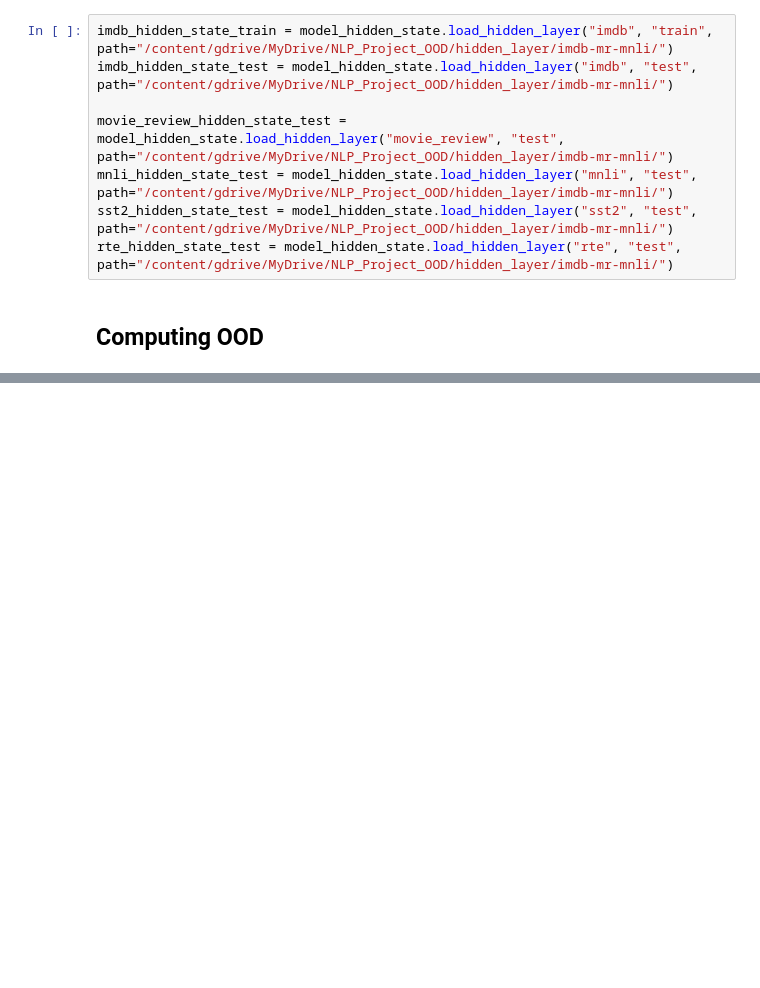
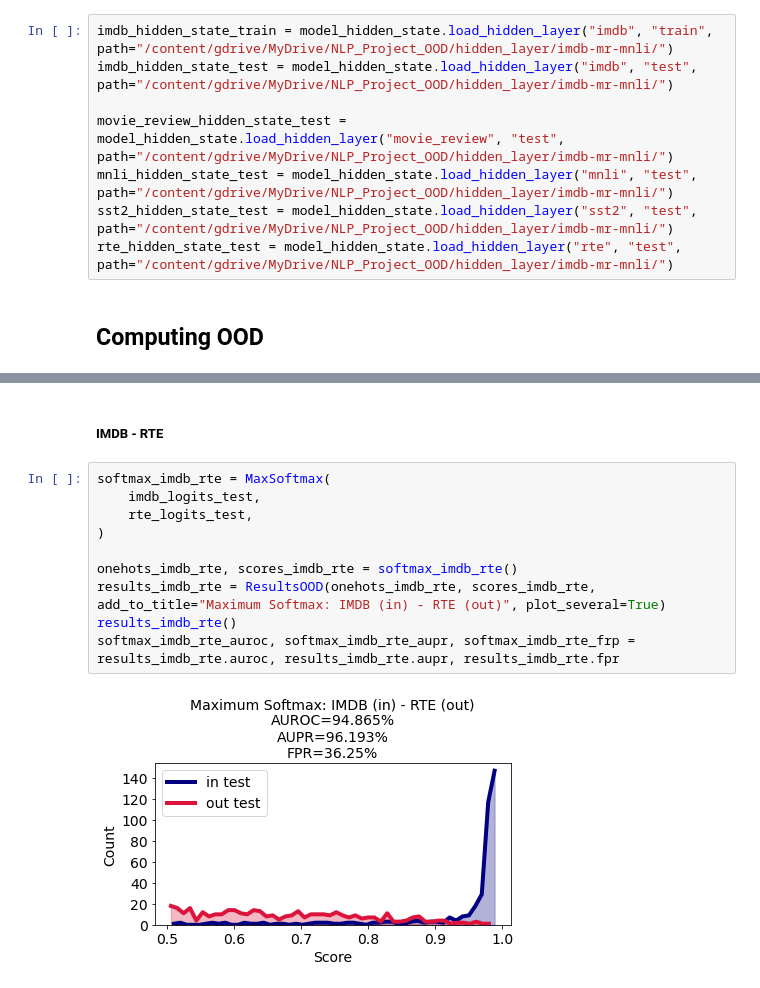
Before and after one commit to Julien2048/NLP_Project_OOD, a Jupyter notebook: Notebooks/get_metric_ood.ipynb, the cells around one changed output, grey strips where cells are left out. Saved outputs shown, nothing was run; the diff lists cells and outputs as text; blank space fills up the shorter version.

```diff
--- a/Notebooks/get_metric_ood.ipynb
+++ b/Notebooks/get_metric_ood.ipynb
@@ -236,0 +124,14 @@ results_imdb_mr()
+# %% [markdown]
+##### IMDB - RTE
+# %%
+softmax_imdb_rte = MaxSoftmax(
+    imdb_logits_test,
+    rte_logits_test,
+)
+
+onehots_imdb_rte, scores_imdb_rte = softmax_imdb_rte()
+results_imdb_rte = ResultsOOD(onehots_imdb_rte, scores_imdb_rte, add_to_title="Maximum Softmax: IMDB (in) - RTE (out)", plot_several=True)
+results_imdb_rte()
+softmax_imdb_rte_auroc, softmax_imdb_rte_aupr, softmax_imdb_rte_frp = results_imdb_rte.auroc, results_imdb_rte.aupr, results_imdb_rte.fpr
+# %% [output]
+[figure, added]
```
Also changed, not shown: parts of 73 cells of this notebook.
